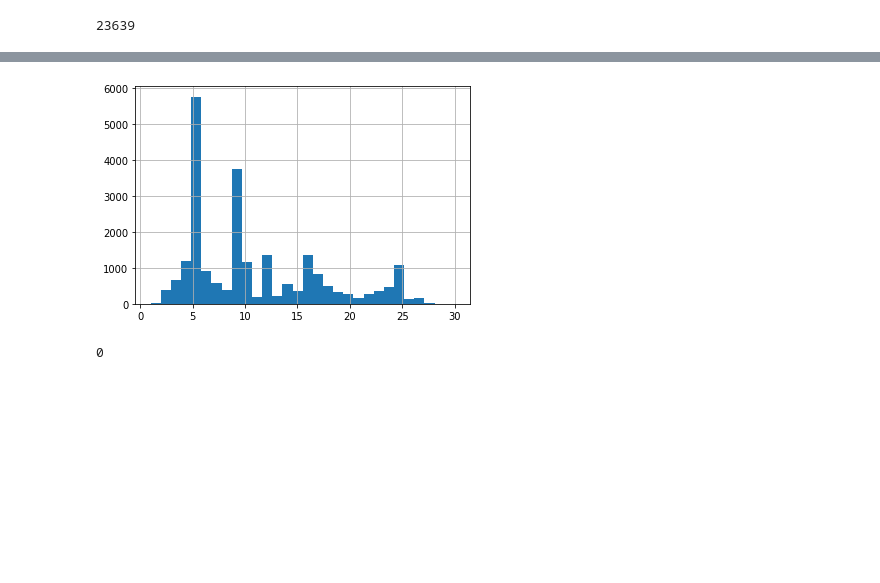
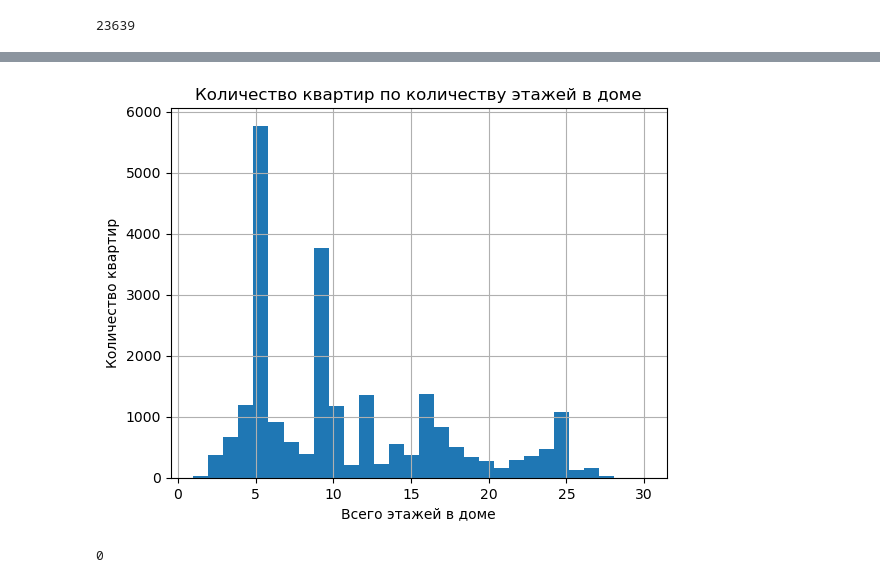
Before and after one commit to topilin-ky/Portfolio, a Jupyter notebook: Project - Продажа квартир/Исследование объявлений о продаже квартир.ipynb, the cells around one changed output, grey strips where cells are left out. Cells and saved outputs as stored; diff of their text form; code cells hidden in the pictures; blank space fills up the shorter version.

```diff
--- a/Project - Продажа квартир/Исследование объявлений о продаже квартир.ipynb
+++ b/Project - Продажа квартир/Исследование объявлений о продаже квартир.ipynb
@@ -243,0 +24,5 @@ def raw(df,bin=30):
+# %%
+import pandas as pd
+import matplotlib.pyplot as plt
+
+data = pd.read_csv('C:/Users/Константин/Проекты обучение/Исследование недвижимости/real_estate_data.csv', sep='\t')
@@ -342,9 +168,12 @@ raw(data['floors_total'])
 # %%
 # график без аномальных значений
 data['floors_total'].hist(bins=30,range=(1,30))
+plt.title('Количество квартир по количеству этажей в доме')
+plt.xlabel('Всего этажей в доме')
+plt.ylabel('Количество квартир')
 plt.show()
 # %% [output]
-[figure, old version]
+[figure, new version]
 # %%
 # удаляю пропуски
 data = data.dropna(subset=['floors_total'])
```
Also changed, not shown: parts of 318 cells of this notebook.
